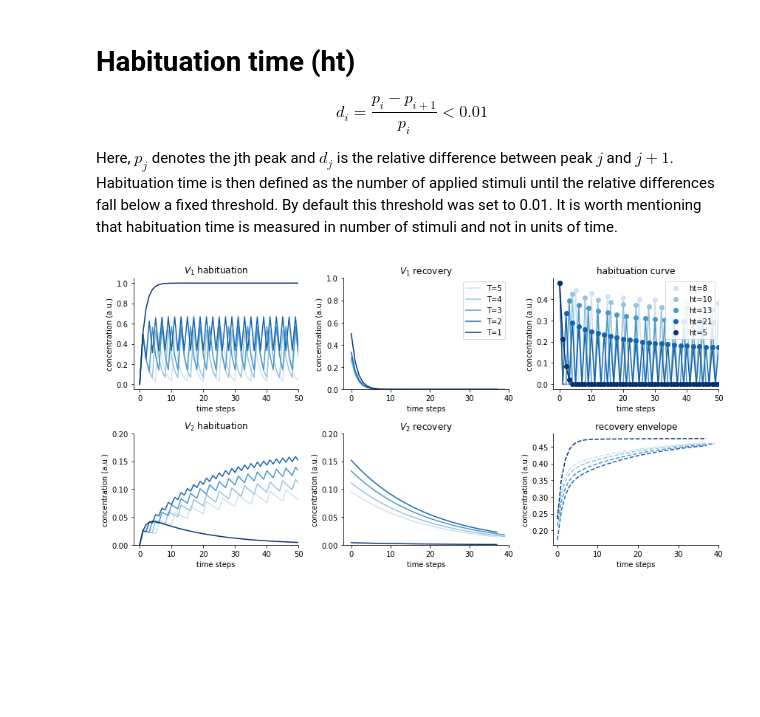
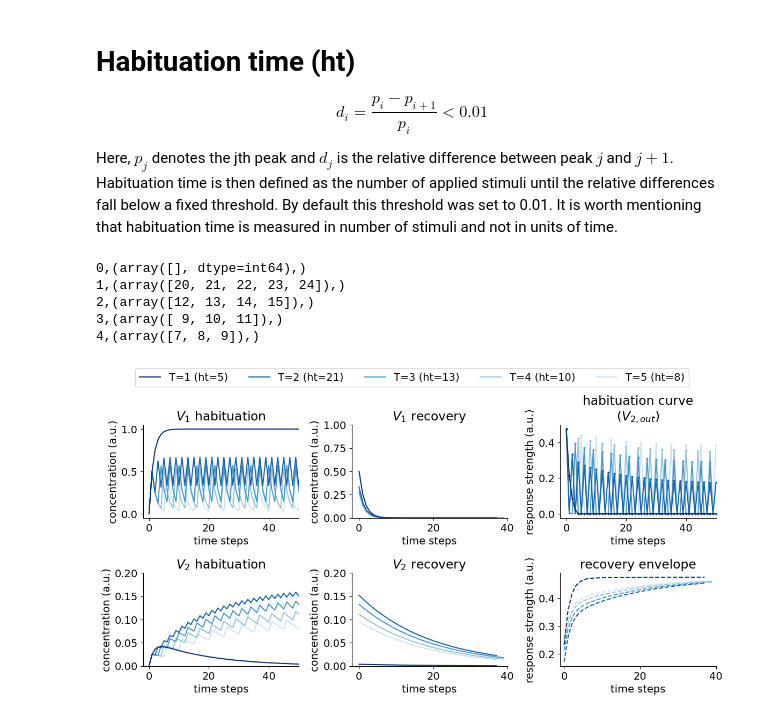
Before and after one commit to theobiolab/habituation, a Jupyter notebook: Staddon_1993.ipynb, the cells around one changed output. Cells and saved outputs as stored; diff of their text form; code cells hidden in the pictures; blank space fills up the shorter version.

Commit message:
Changed legend of plots.

```diff
--- a/Staddon_1993.ipynb
+++ b/Staddon_1993.ipynb
@@ -165,6 +170,18 @@ for i in range(len(model_4.V_02[peaks4])-1):
 
 for i in range(len(model_5.V_02[peaks5])-1):
     diff_5.append((model_5.V_02[peaks5][i] - model_5.V_02[peaks5][i+1])/model_5.V_02[peaks5][i])
+# %%
+diffs=[diff_1, diff_2, diff_3, diff_4, diff_5]
+for i in range(5):
+    print(i,end=",")
+    hab=np.where(np.array(diffs[i])<0.01)
+    print(hab)
+# %% [output]
+0,(array([], dtype=int64),)
+1,(array([20, 21, 22, 23, 24]),)
+2,(array([12, 13, 14, 15]),)
+3,(array([ 9, 10, 11]),)
+4,(array([7, 8, 9]),)
 # %%
 timestep1=[]
 envelope1=[]
@@ -225,13 +242,10 @@ for recovery in range(2,40):
     envelope5_M1.append(model_10.V_i[model_10.timestep])
     envelope5_M2.append(model_10.V_2[model_10.timestep])
     timestep5.append(model_10.timestep)
+# %%
+import matplotlib as mpl
+mpl.rcParams["font.size"]=14
 # %%
-import matplotlib.pyplot as plt
-import matplotlib
-import seaborn as sns
-cmap = matplotlib.cm.get_cmap('Blues')
-colors = [cmap(0.99), cmap(0.8), cmap(0.6), cmap(0.4), cmap(0.2)]
-
 fig, axes = plt.subplots(ncols=3, nrows=2, figsize=(12, 6))
 ax=axes[0][0] # habituation M1
 ax.plot(model_5.tvec, model_5.V_i, color=colors[4])
@@ -245,17 +259,17 @@ ax.set_ylabel('concentration (a.u.)')
 ax.set_xlim((-2,50))
 
 ax=axes[0][1] # recovery M1
-ax.plot( envelope5_M1, color=colors[4], label='T=5')
-ax.plot( envelope4_M1, color=colors[3], label='T=4')
-ax.plot( envelope3_M1, color=colors[2], label='T=3')
-ax.plot( envelope2_M1, color=colors[1], label='T=2')
-ax.plot( envelope1_M1, color=colors[0], label='T=1')
+l5,=ax.plot( envelope5_M1, color=colors[4], label='T=5')
+l4,=ax.plot( envelope4_M1, color=colors[3], label='T=4')
+l3,=ax.plot( envelope3_M1, color=colors[2], label='T=3')
+l2,=ax.plot( envelope2_M1, color=colors[1], label='T=2')
+l1,=ax.plot( envelope1_M1, color=colors[0], label='T=1')
 ax.set_title(r"$V_{1}$"+" recovery")
 ax.set_xlabel("time steps")
 ax.set_ylabel('concentration (a.u.)')
 ax.set_xlim((-2,40))
 ax.set_ylim(0,1)
-ax.legend()
+#ax.legend()
 
 ax=axes[1][0] # habituation M2
 ax.plot(model_5.tvec, model_5.V_2, color=colors[4])
@@ -279,40 +293,50 @@ ax.set_title(r"$V_{2}$"+" recovery")
 ax.set_xlabel("time steps")
 ax.set_ylabel('concentration (a.u.)')
 ax.set_xlim((-2,40))
 ax.set_ylim(0,0.2)
 
 ax=axes[0][2] # habituation response
 ax.plot(model_5.tvec, model_5.V_02, color=colors[4])
 ax.plot(model_4.tvec, model_4.V_02, color=colors[3])
 ax.plot(model_3.tvec, model_3.V_02, color=colors[2])
 ax.plot(model_2.tvec, model_2.V_02, color=colors[1])
 ax.plot(model_1.tvec[:], model_1.V_02[:],color=colors[0])
-ax.plot(model_5.tvec[peaks5], model_5.V_02[peaks5], 'o', label= "ht=8", color=colors[4])
-ax.plot(model_4.tvec[peaks4], model_4.V_02[peaks4], 'o', label= "ht=10", color=colors[3])
-ax.plot(model_3.tvec[peaks3], model_3.V_02[peaks3], 'o', label= "ht=13", color=colors[2])
-ax.plot(model_2.tvec[peaks2], model_2.V_02[peaks2], 'o', label= "ht=21", color=colors[1])
-ax.plot(model_1.tvec[:], model_1.V_02[:], 'o', label= "ht=5", color=colors[0])
+ms=2
+ax.plot(model_5.tvec[peaks5], model_5.V_02[peaks5], 'o', label= "T=5, ht=8", color=colors[4],ms=ms)
+ax.plot(model_4.tvec[peaks4], model_4.V_02[peaks4], 'o', label= "T=4, ht=10", color=colors[3],ms=ms)
+ax.plot(model_3.tvec[peaks3], model_3.V_02[peaks3], 'o', label= "T=3, ht=13", color=colors[2],ms=ms)
+ax.plot(model_2.tvec[peaks2], model_2.V_02[peaks2], 'o', label= "T=2, ht=21", color=colors[1],ms=ms)
+ax.plot(model_1.tvec[:], model_1.V_02[:], 'o', label= "T=1, ht=5", color=colors[0],ms=ms)
 ax.set_ylabel(r"$V_{02}$")
-ax.set_title('habituation curve')
+ax.set_title('habituation curve\n($V_{2,out}$)')
 ax.set_xlabel("time steps")
 ax.set_ylabel('concentration (a.u.)')
-ax.legend()
+#ax.legend()
 ax.set_xlim((-2,50))
 
 ax=axes[1][2] # recovery envelope
 ax.plot( envelope2, '--', color=colors[1])
 ax.plot( envelope3, '--', color=colors[2])
 ax.plot( envelope4, '--', color=colors[3])
 ax.plot( envelope5, '--', color=colors[4])
 ax.plot( envelope1, '--', color=colors[0])
 ax.set_xlim((-1, 40))
 ax.set_xlabel("time steps")
 ax.set_ylabel('concentration (a.u.)')
 ax.set_title('recovery envelope')
+for row in axes:
+    for ax in row:
+        ax.spines[['right', 'top']].set_visible(False)
+ax=axes[0][2]
+ax.set_ylabel("response strength (a.u.)")
+ax=axes[1][2]
+ax.set_ylabel("response strength (a.u.)")
 
-sns.despine()
 plt.tight_layout()
-plt.savefig("staddon_1993.png", dpi=500)
+
+fig.legend([l1,l2,l3,l4,l5],["T=1 (ht=5)","T=2 (ht=21)","T=3 (ht=13)","T=4 (ht=10)","T=5 (ht=8)"],
+          loc="center",ncol=5,bbox_to_anchor=(0.5,1.02))
+plt.savefig("staddon_1993.pdf", bbox_inches="tight")
 plt.show()
 # %% [output]
-[figure, old version]
+[figure, new version]
```
Also changed, not shown: parts of 2 cells of this notebook, 1 other file.
